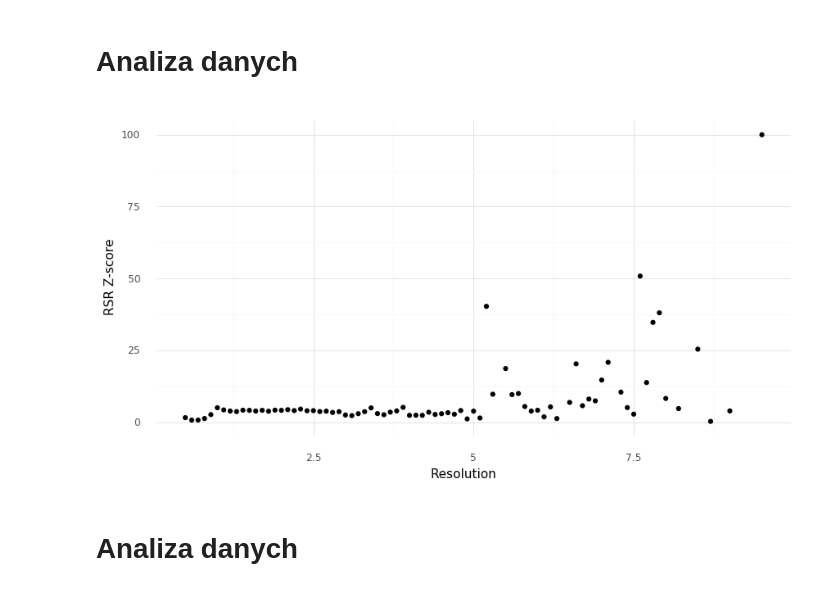
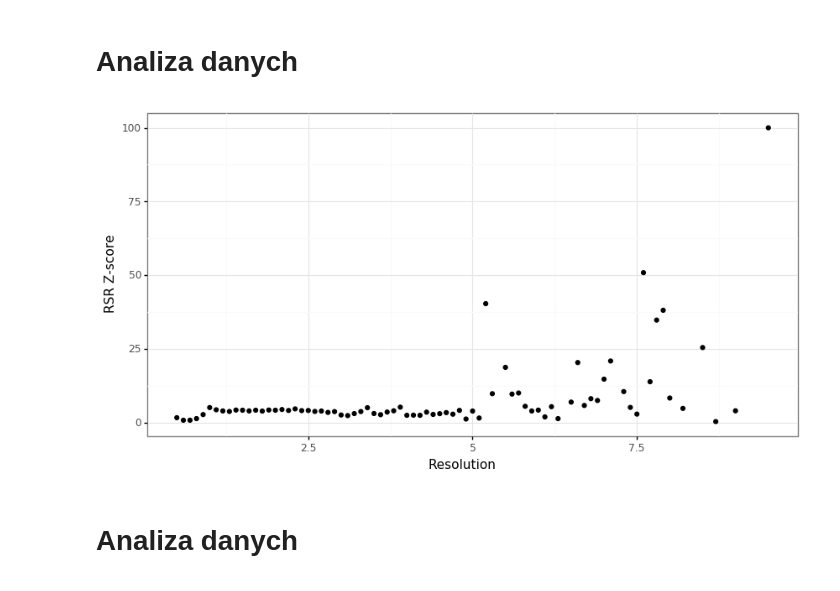
Before and after one commit to dabrze/cbb_reproducibility, a Jupyter notebook: Reproducible research.ipynb, the cells around one changed output. Drawn from its saved outputs; the diff is of its cells as text; code cells hidden in the pictures.

```diff
--- a/Reproducible research.ipynb
+++ b/Reproducible research.ipynb
@@ -379,12 +380,12 @@ Analiza danych
 # %%
 from plotnine import *
 import plotnine.options
 plotnine.options.figure_size = (10, 5)
 
 resolution_df = merged_df.groupby(['Resolution'], as_index=False).mean()
-(ggplot(resolution_df, aes(x="Resolution", y="RSR Z-score")) + geom_point() + theme_minimal()).draw();
+(ggplot(resolution_df, aes(x="Resolution", y="RSR Z-score")) + geom_point() + theme_bw()).draw();
 # %% [output]
-[figure, old version]
+[figure, new version]
 # %% [markdown]
 Analiza danych
 =============
```
Also changed, not shown: parts of 17 cells of this notebook.
